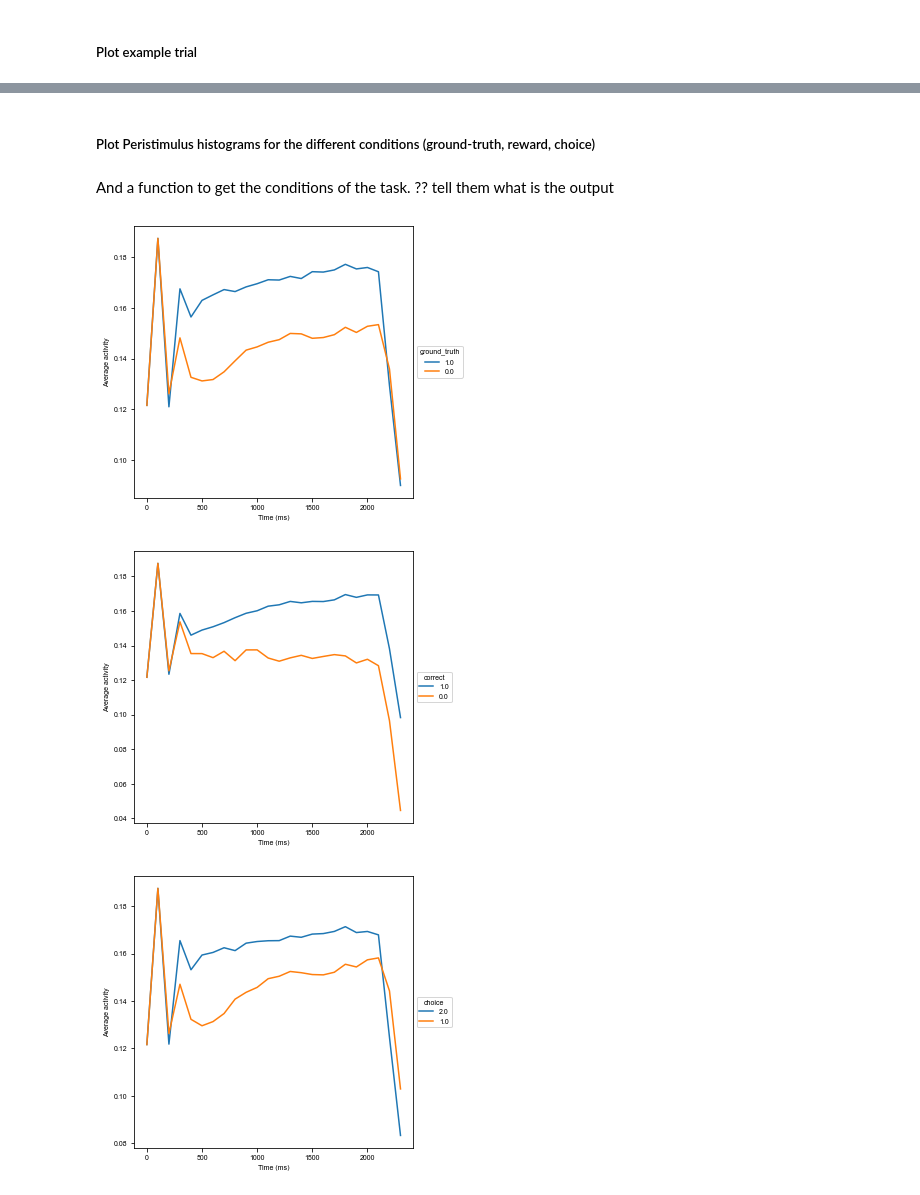
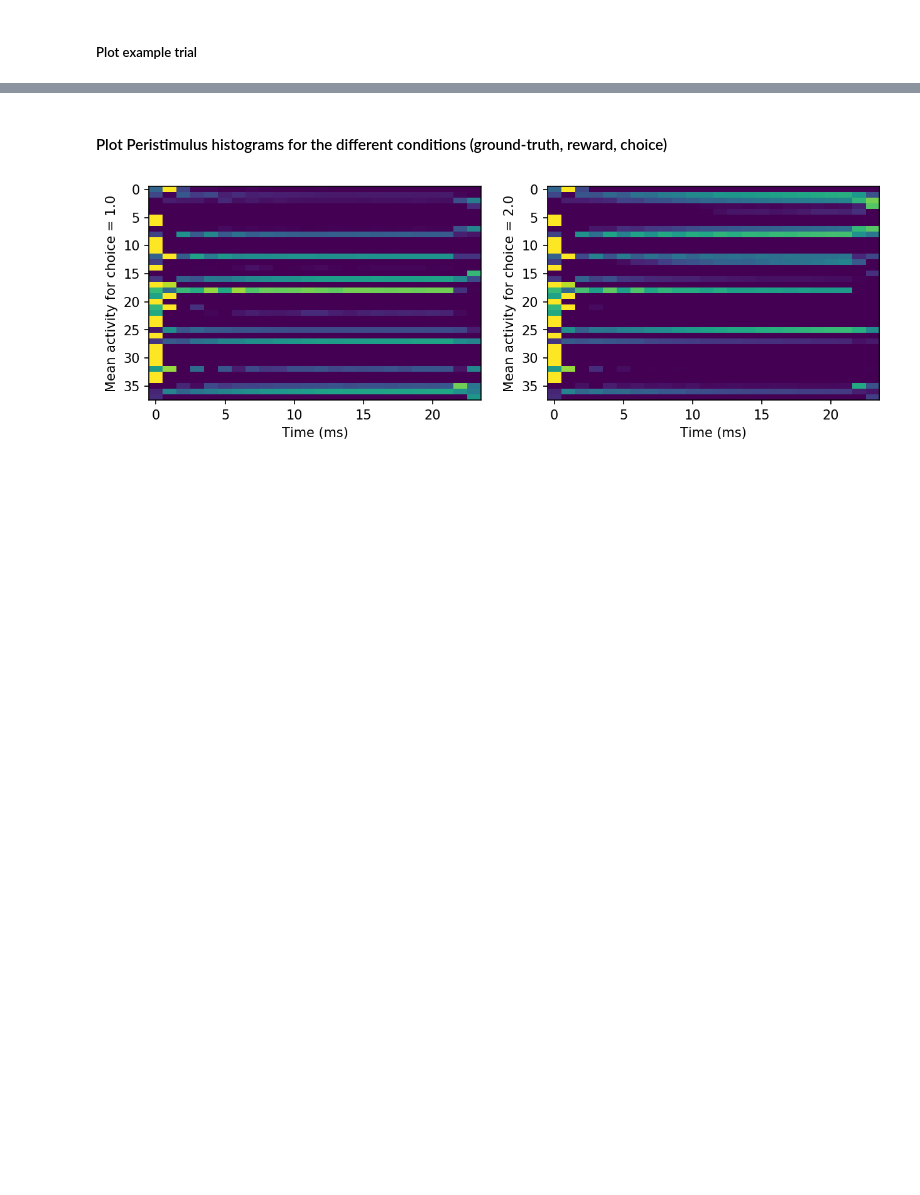
Before and after one commit to bambschool/BAMB2023, a Jupyter notebook: 4-recurrent_neural_networks/tutorial_4_RNNs-solutions_reviewed_Heike.ipynb, the cells around one changed output, grey strips where cells are left out. Drawn from its saved outputs; the diff is of its cells as text; code cells hidden in the pictures; blank space fills up the shorter version.

```diff
--- a/4-recurrent_neural_networks/tutorial_4_RNNs-solutions_reviewed_Heike.ipynb
+++ b/4-recurrent_neural_networks/tutorial_4_RNNs-solutions_reviewed_Heike.ipynb
@@ -214,7 +234,7 @@ with open(get_modelpath(envid) / 'config.json', 'w') as f:
 # %%
 print('Training task ', envid)
 
-num_epochs = 2000 # ?? explain what is num_epochs
+num_epochs = training_kwargs['n_epochs']
 
 # We'll keep track of the loss as we train.
 # It is initialized to zero and then monitored over training interations
@@ -226,15 +246,18 @@ for i in range(num_epochs):
     inputs, labels = dataset()
     inputs = torch.from_numpy(inputs).type(torch.float).to(device)
     labels = torch.from_numpy(labels.flatten()).type(torch.long).to(device)
-
-    # zero the parameter gradients to avoid they accumulate ?? they won't know what this means
-    # ?? maybe you can call it "re-initialize", which is more intuitive
+    # print shapes of inputs and labels
+    if i == 0:
+        print('inputs shape: ', inputs.shape)
+        print('labels shape: ', labels.shape)
+        print('Max labels: ', labels.max())
+    # we need zero the parameter gradients to re-initialize and avoid they accumulate across epochs
     optimizer.zero_grad()
 
-    # INSTRUCTION 3: get the output of the network for a given input # ?? say this is from forward pass
+    # INSTRUCTION 3: FORWARD PASS: get the output of the network for a given input
     outputs, _ = net(inputs)
 
-    #reshape outputs
+    #reshape outputs so they have the same shape as labels
     outputs = outputs.view(-1, env.action_space.n)
 
     #  INSTRUCTION 4: compute loss with respect to the labels
@@ -297,7 +313,6 @@ def infer_test_timing(env):
 # Environment
 env = gym.make(envid, **config['env_kwargs'])
 
-# call infer_test_timing
-env.timing = infer_test_timing(env)
-env.reset(no_step=True) # ?? what is this
+env.timing = config['env_kwargs']['timing']
+env.reset(no_step=True) # this is to initialize the environment
 # %% [output]
@@ -455,4 +456,2 @@ analysis_average_activity(activity, config)
 # %% [markdown]
-##### Plot Peristimulus histograms for the different conditions (ground-truth, reward, choice)
+#### Plot Peristimulus histograms for the different conditions (ground-truth, reward, choice)
-# %% [markdown]
-And a function to get the conditions of the task. ?? tell them what is the output
@@ -474,26 +458,20 @@ def get_conditions(info):
 # %%
-# ?? i think that two heatmaps showing single neurons would be nicer...
-# ?? these are cognitive neuroscientists, they don't know the beauty of single neurons but should get the chance to see!
-
-def analysis_activity_by_condition(activity, info, config):
-
-    conditions = get_conditions(info)
-
+def analysis_activity_by_condition(activity, info, config, conditions=['choice']):
+    """
+    Plot single neuron activity by condition.
+    """
     for condition in conditions:
         values = pd.unique(info[condition])
-        f, ax = plt.subplots(figsize=(5, 5))
+        f, ax = plt.subplots(figsize=(10, 3), ncols=len(values), sharex=True, dpi=150)
         t_plot = np.arange(activity.shape[1]) * config['dt']
-        for value in values:
+        for i_v, value in enumerate(values):
             # INSTRUCTION 13: plot the average activity across neurons and trials for each condition
-            # ?? what is each condition??
             a = activity[info[condition] == value]
-            ax.plot(t_plot, a.mean(axis=0).mean(axis=-1), label=str(value))
-        ax.set_xlabel('Time (ms)')
-        ax.set_ylabel('Average activity')
-        plt.legend(title=condition, loc='center left', bbox_to_anchor=(1.0, 0.5))
+            ax[i_v].imshow(a.mean(axis=0).T, aspect='auto', cmap='viridis')
+            ax[i_v].set_xlabel('Time (ms)')
+            ax[i_v].set_ylabel('Mean activity for ' + condition + ' = ' + str(value))
+        # plt.legend(title=condition, loc='center left', bbox_to_anchor=(1.0, 0.5))
 
-analysis_activity_by_condition(activity, info, config)
+analysis_activity_by_condition(minmax_activity, info, config, conditions=['choice']) # other conditions: correct, ground_truth
 # %% [output]
-[figure, old version]
+[figure, new version]
-[figure, removed]
-[figure, removed]
```
Also changed, not shown: parts of 46 cells of this notebook.
